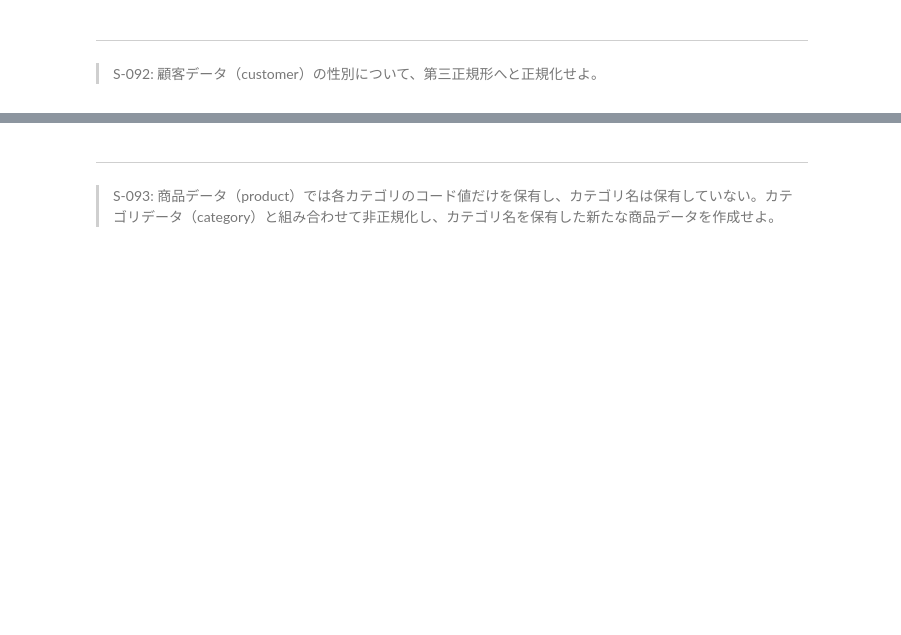
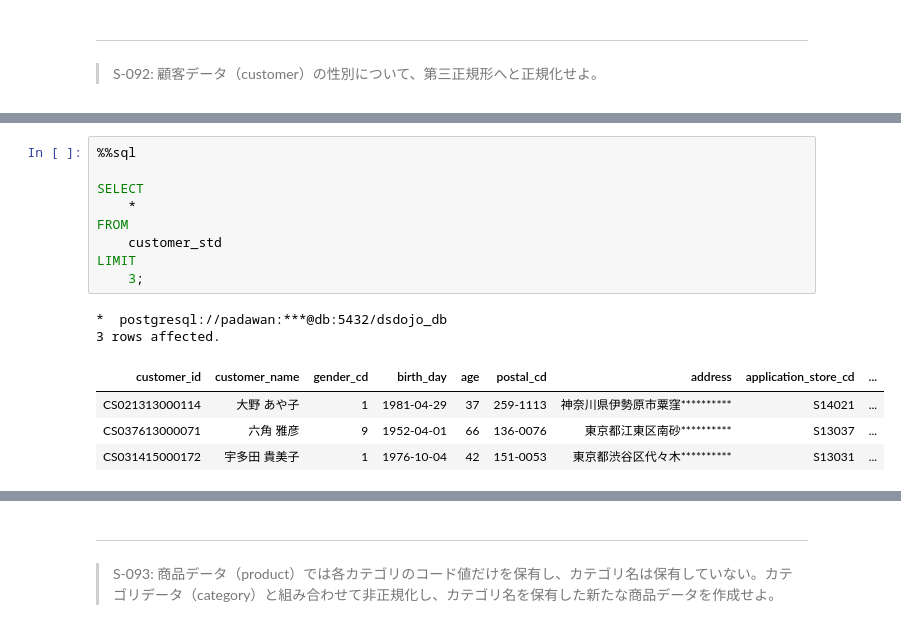
Before and after one commit to palakpaneerer/100knocks-preprocess, a Jupyter notebook: docker/work/preprocess_knock_SQL.ipynb, the cells around one changed output, grey strips where cells are left out. Cells and saved outputs as stored; diff of their text form; blank space fills up the shorter version.

```diff
--- a/docker/work/preprocess_knock_SQL.ipynb
+++ b/docker/work/preprocess_knock_SQL.ipynb
@@ -3077,0 +3197,16 @@ CROSS JOIN
+# %%
+%%sql
+
+SELECT
+    *
+FROM
+    customer_std
+LIMIT
+    3;
+# %% [output]
+*  postgresql://padawan:***@db:5432/dsdojo_db
+3 rows affected.
+| customer_id | customer_name | gender_cd | birth_day | age | postal_cd | address | application_store_cd | ... |
+| CS021313000114 | 大野 あや子 | 1 | 1981-04-29 | 37 | 259-1113 | 神奈川県伊勢原市粟窪********** | S14021 | ... |
+| CS037613000071 | 六角 雅彦 | 9 | 1952-04-01 | 66 | 136-0076 | 東京都江東区南砂********** | S13037 | ... |
+| CS031415000172 | 宇多田 貴美子 | 1 | 1976-10-04 | 42 | 151-0053 | 東京都渋谷区代々木********** | S13031 | ... |
```
Also changed, not shown: parts of 27 cells of this notebook, 4 other files.
